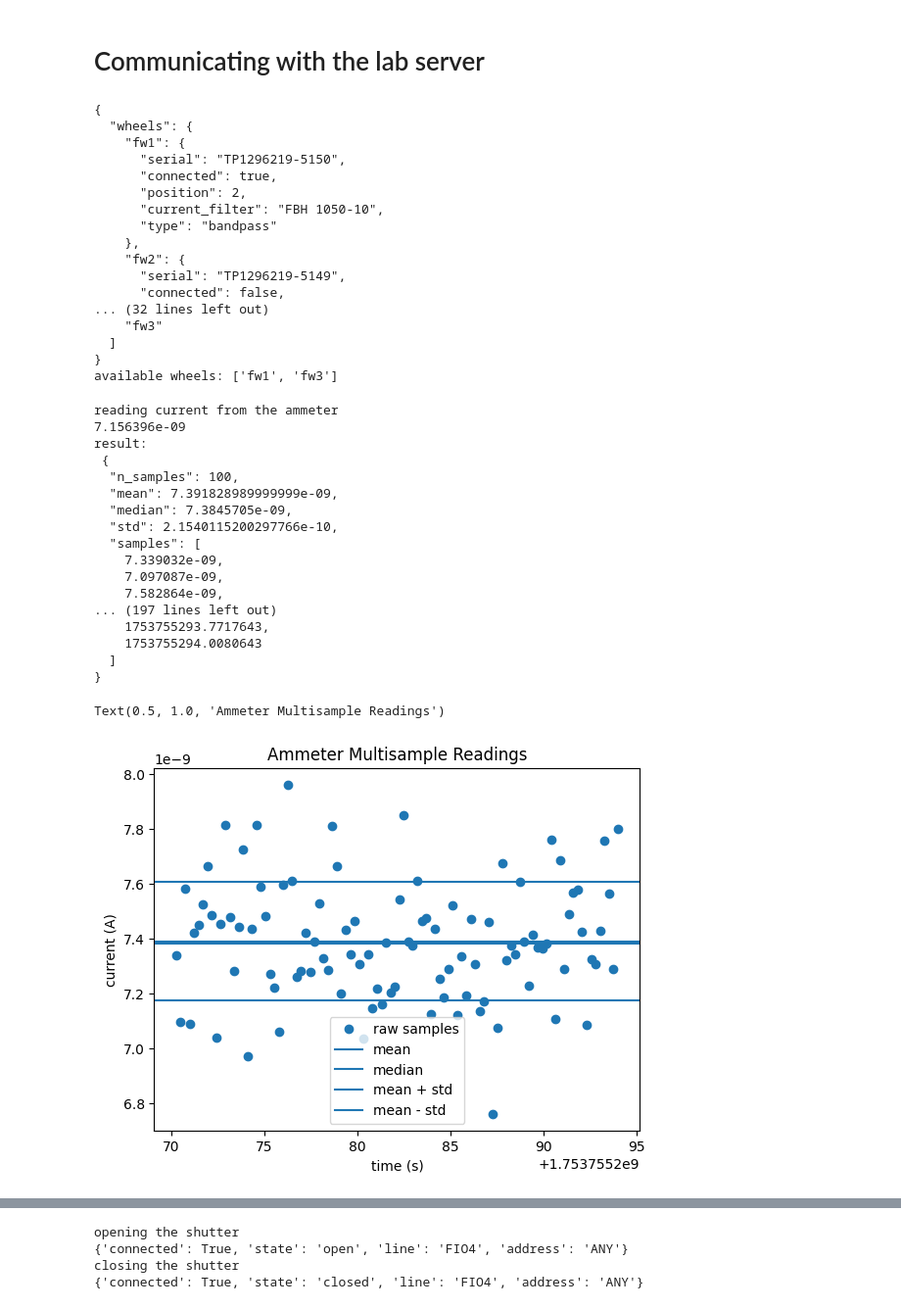
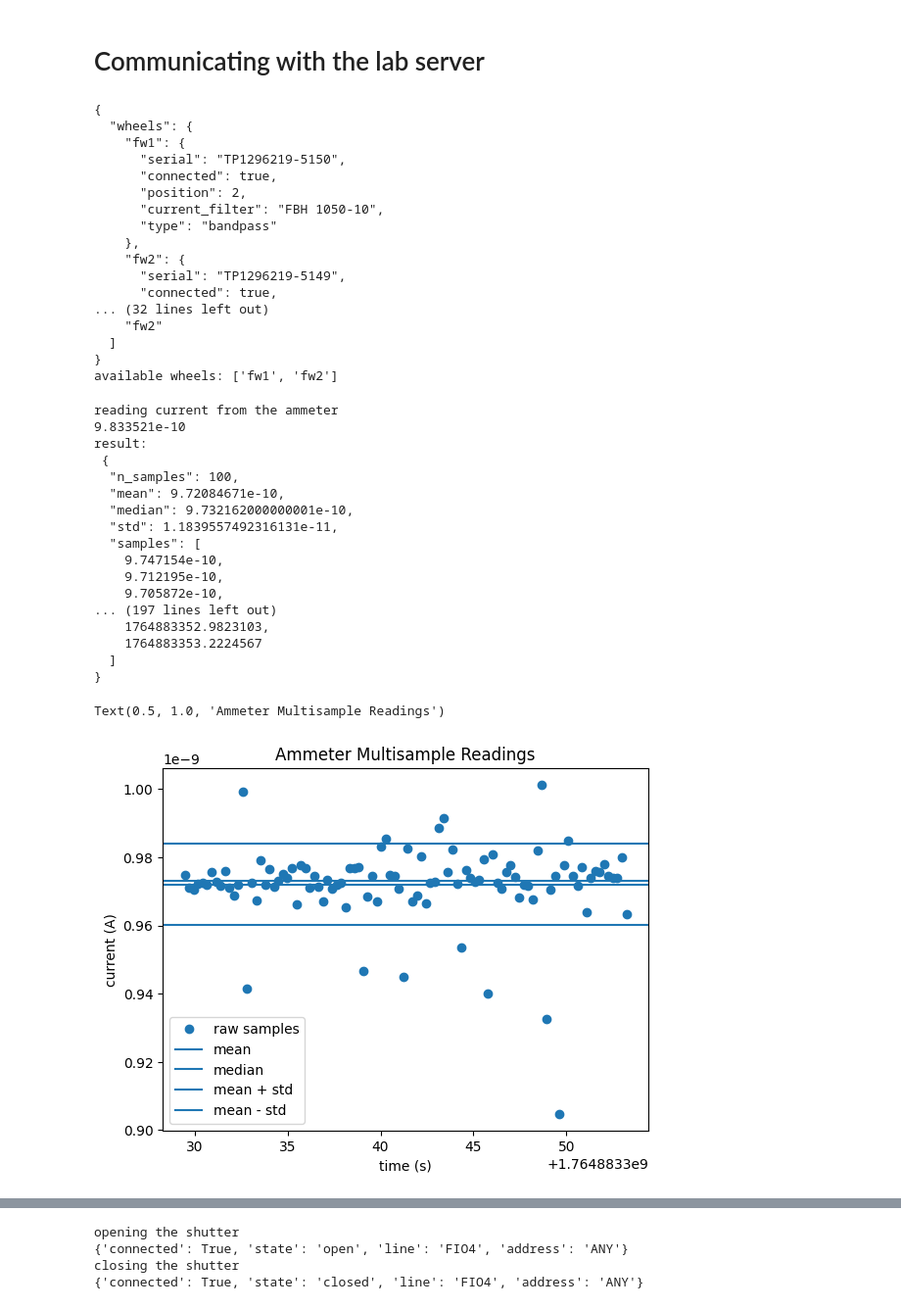
Before and after one commit to mit-kavli-institute/sensor-testing-control-server, a Jupyter notebook: src/labserver/examples/labserver_client.ipynb, the cells around one changed output, grey strips where cells are left out. Shown: that part at 98% size. Drawn from its saved outputs; the diff is of its cells as text; code cells hidden in the pictures.

```diff
--- a/src/labserver/examples/labserver_client.ipynb
+++ b/src/labserver/examples/labserver_client.ipynb
@@ -4,7 +4,7 @@
 import Pyro5.api as pyro
 import json
 
-srv = pyro.Proxy("PYRO:LabServer@localhost:50000")
+srv = pyro.Proxy("PYRO:LabServer@192.168.1.101:50000")
 print(json.dumps(srv.status(), indent = 2)     )       # full snapshot
 
 print(f"available wheels: {srv.status()['online_wheels']}")
@@ -20,52 +20,52 @@ print(f"available wheels: {srv.status()['online_wheels']}")
     },
     "fw2": {
       "serial": "TP1296219-5149",
-      "connected": false,
+      "connected": true,
 ... (32 lines left out)
-    "fw3"
+    "fw2"
   ]
 }
-available wheels: ['fw1', 'fw3']
+available wheels: ['fw1', 'fw2']
 # %%
 # Test out the ammeter
 
 print("reading current from the ammeter")
 print(srv.read_current())
 
 res = srv.read_multisample_current(100, dt=0.1, return_arr=True)
 print(f"result: \n {json.dumps(res, indent=2)}")
 
 # Plot the results
 import matplotlib.pyplot as plt
-plt.plot(res["times"], res["samples"], 'o', label = "raw samples")
+plt.plot(res["time"], res["samples"], 'o', label = "raw samples")
 plt.axhline(res["mean"], label = "mean")
 plt.axhline(res["median"], label = "median")
 plt.axhline(res["mean"] + res["std"], label = "mean + std")
 plt.axhline(res["mean"] - res["std"], label = "mean - std")
 plt.legend()
 plt.xlabel("time (s)")
 plt.ylabel("current (A)")
 plt.title("Ammeter Multisample Readings")
 # %% [output]
 reading current from the ammeter
-7.156396e-09
+9.833521e-10
 result:
  {
   "n_samples": 100,
-  "mean": 7.391828989999999e-09,
-  "median": 7.3845705e-09,
-  "std": 2.1540115200297766e-10,
+  "mean": 9.72084671e-10,
+  "median": 9.732162000000001e-10,
+  "std": 1.1839557492316131e-11,
   "samples": [
-    7.339032e-09,
-    7.097087e-09,
-    7.582864e-09,
+    9.747154e-10,
+    9.712195e-10,
+    9.705872e-10,
 ... (197 lines left out)
-    1753755293.7717643,
-    1753755294.0080643
+    1764883352.9823103,
+    1764883353.2224567
   ]
 }
 Text(0.5, 1.0, 'Ammeter Multisample Readings')
-[figure, old version]
+[figure, new version]
 # %%
 print("moving to 1250 nm bandpass filter")
 srv.select_bandpass(1250)      # 1250 nm in path
```
Also changed, not shown: parts of 3 cells of this notebook, 4 other files.
